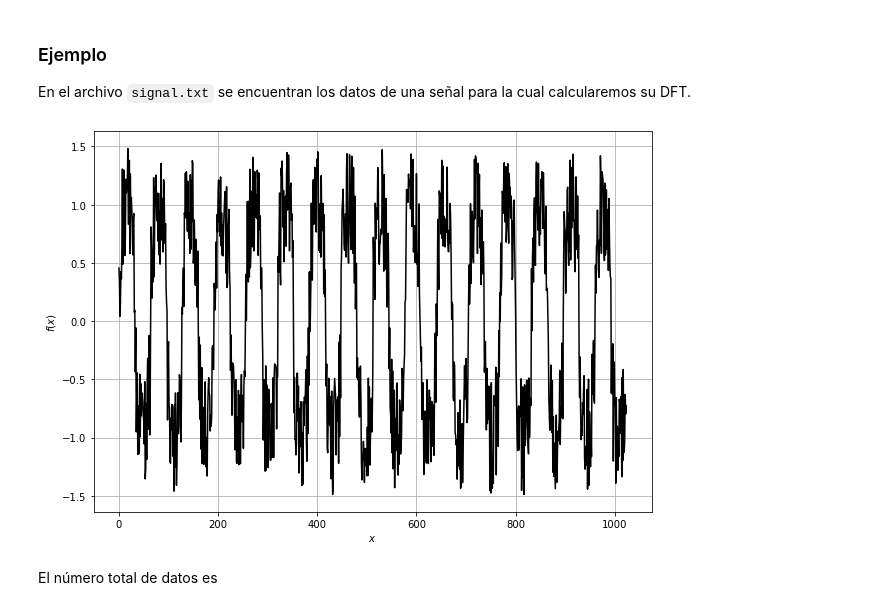
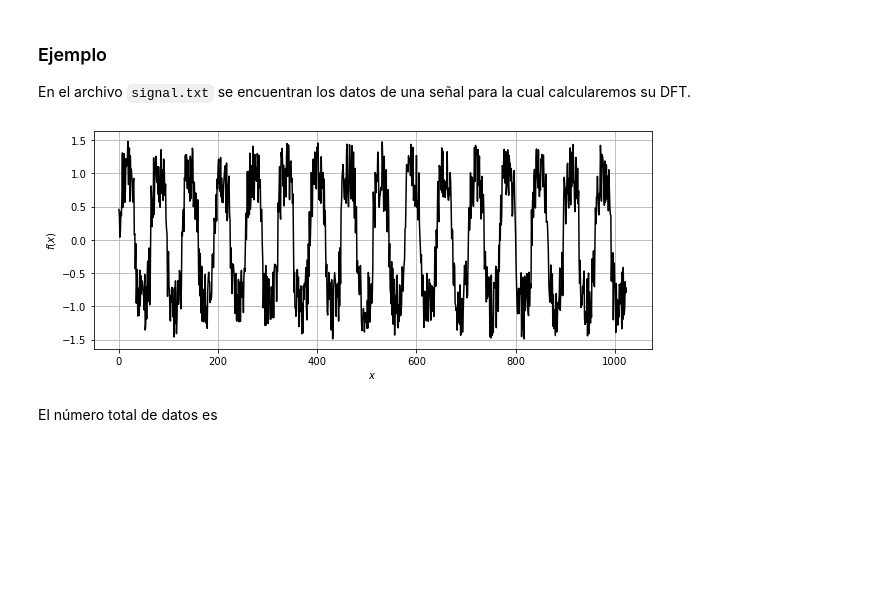
Before and after one commit to ashcat2005/ComputationalAstrophysics2022, a Jupyter notebook: 05. Transformada Fourier/01. Transformada de Fourier.ipynb, the cells around one changed output. Cells and saved outputs as stored; diff of their text form; code cells hidden in the pictures; blank space fills up the shorter version.

```diff
--- a/05. Transformada Fourier/01. Transformada de Fourier.ipynb
+++ b/05. Transformada Fourier/01. Transformada de Fourier.ipynb
@@ -142,20 +142,20 @@ En el archivo `signal.txt` se encuentran los datos de una señal para la cual ca
 # %%
 import numpy as np
 import matplotlib.pyplot as plt
 %matplotlib inline
 
 # Reading the data
 f_data = np.loadtxt( 'signal.txt')
 x_data = np.arange(len(f_data))
-plt.figure(figsize=(10,7))
+plt.figure(figsize=(10,4))
 plt.plot(x_data, f_data, color='black')
 plt.title('')
 plt.xlabel(r'$x$')
 plt.ylabel(r'$f(x)$')
 plt.grid()
 plt.show()
 # %% [output]
-[figure, old version]
+[figure, new version]
 # %% [markdown]
 El número total de datos es
 # %%
```
Also changed, not shown: parts of 5 cells of this notebook, 1 other file.
